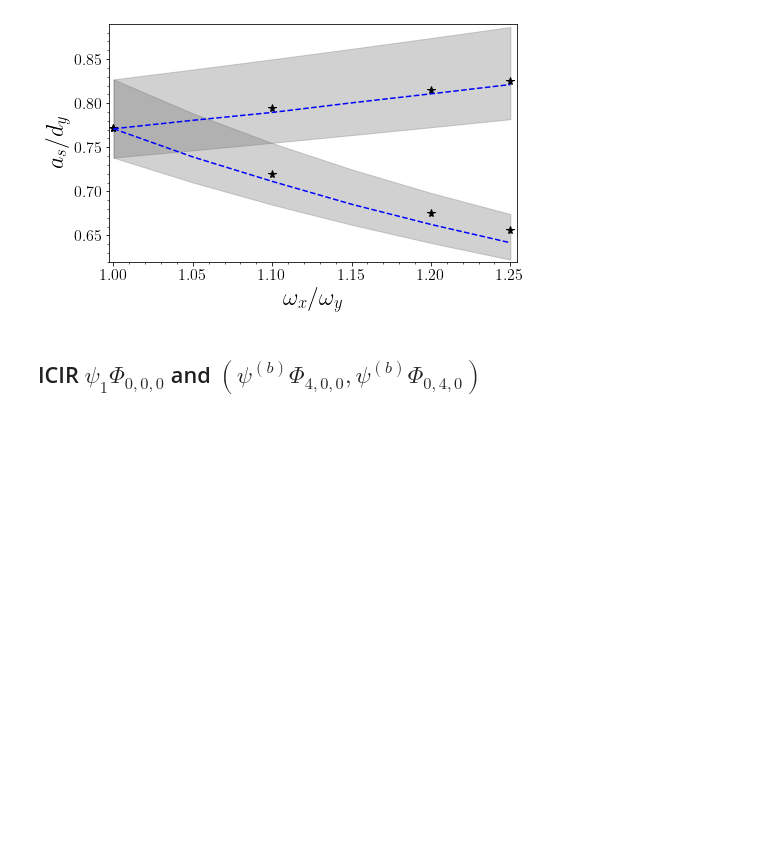
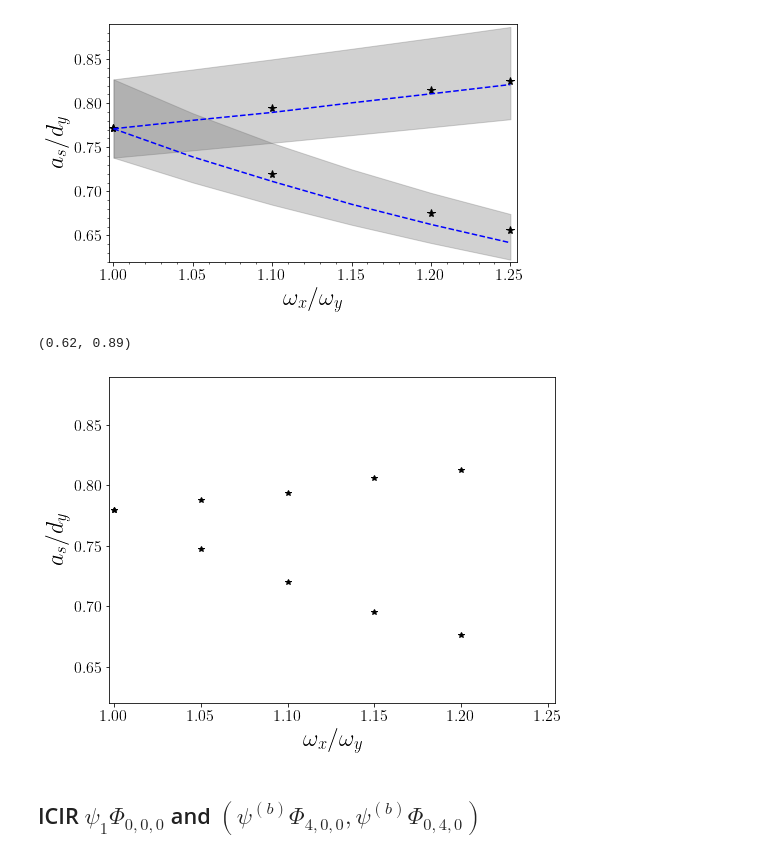
Before and after one commit to TsspGit/Ultracold_Atoms_src, a Jupyter notebook: Analysis/q1D/ICIR_LiLi_q1d.ipynb, the cells around one changed output. Cells and saved outputs as stored; diff of their text form; code cells hidden in the pictures; blank space fills up the shorter version.

```diff
--- a/Analysis/q1D/ICIR_LiLi_q1d.ipynb
+++ b/Analysis/q1D/ICIR_LiLi_q1d.ipynb
@@ -190,6 +190,20 @@ plt.tight_layout()
 #fig.savefig('Results/Figures/ICIR_q1D_Theory_band_coupling_final.png', dpi=200, bbox_inches="tight")
 # %% [output]
 [figure]
+# %%
+asc_200 = [0.7795046479148728, 0.7476749616975948, 0.7196979865381704, 0.6949811020802886, 0.6757910137452555]
+asc_020 = [0.7795046479148728, 0.7878517326928163, 0.793612247044722, 0.806099280894922, 0.8129488727609032]
+# %%
+fig, ax = plt.subplots(figsize=(8,6))
+plt.plot(wxwy[:5], asc_020, 'k*')
+plt.plot(wxwy[:5], asc_200, 'k*')
+ax.set_xlabel('$\omega_x/\omega_y$')
+ax.set_ylabel('$a_{s}/d_y$')
+ax.set_xlim(0.997, 1.254)
+ax.set_ylim(0.62, 0.89)
+# %% [output]
+(0.62, 0.89)
+[figure, added]
 # %% [markdown]
 ## ICIR $\psi_1 \Phi_{0,0,0}$ and $(\psi^{(b)} \Phi_{4,0,0}, \psi^{(b)} \Phi_{0,4,0})$
 # %%
```
Also changed, not shown: parts of 4 cells of this notebook, 10 other files.
